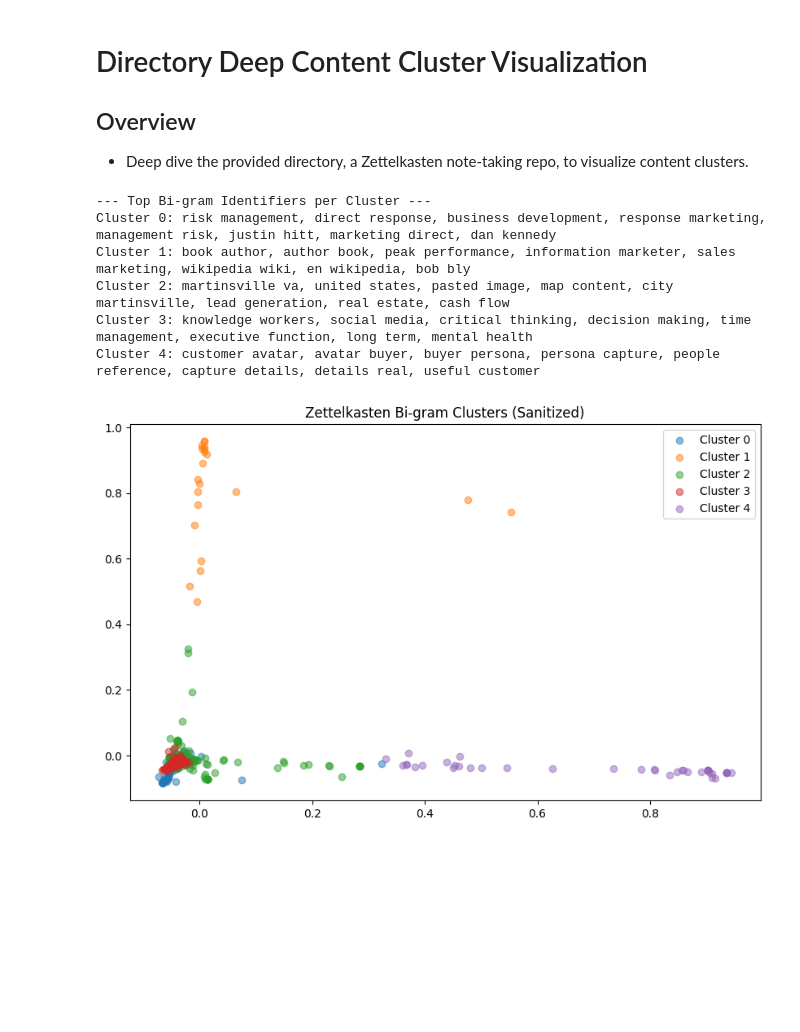
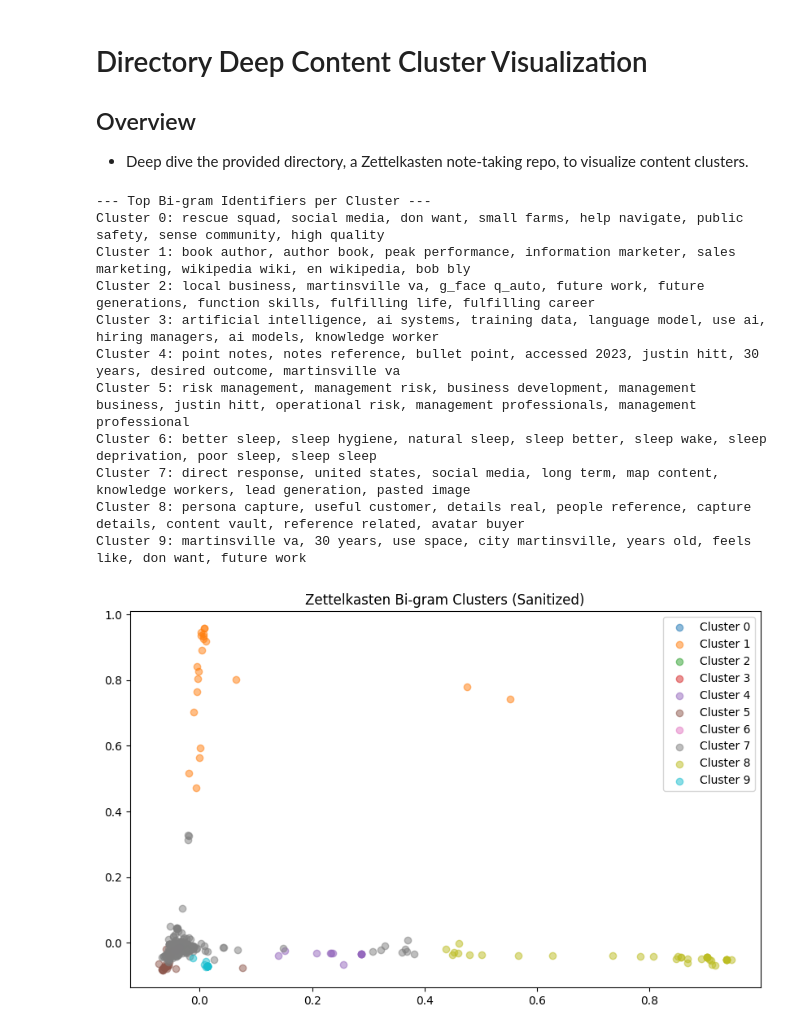
Before and after one commit to jwhco/scripts, a Jupyter notebook: MarkdownTools/visualize-content-clusters.ipynb, the cells around one changed output. Saved outputs shown, nothing was run; the diff lists cells and outputs as text; code cells hidden in the pictures; blank space fills up the shorter version.

```diff
--- a/MarkdownTools/visualize-content-clusters.ipynb
+++ b/MarkdownTools/visualize-content-clusters.ipynb
@@ -19,7 +19,7 @@ from sklearn.decomposition import PCA
 # --- Configuration ---
 # ZETTEL_ROOT = "/home/hittjw/Documents/GitHub/obsidian/Zettelkasten" # Ubuntu
 ZETTEL_ROOT = "/workspace/obsidian/Zettelkasten" # K8S
-N_CLUSTERS = 5
+N_CLUSTERS = 10
 TAG_WEIGHT = 5
 
 def clean_headers(text):
@@ -39,6 +39,12 @@ def split_camel_case(text):
     """Splits #CamelCase into 'Camel Case'."""
     return re.sub(r'([a-z])([A-Z])', r'\1 \2', text)
 
+def is_date_pattern(text):
+    """Check if text is a date pattern like YYYY-MM-DD or YYYYMMDD."""
+    text_str = str(text).strip()
+    # Match YYYY-MM-DD, YYYY-MM, or YYYYMMDD patterns
+    return bool(re.match(r'^\d{4}(-\d{2}(-\d{2})?)?$|^\d{8}', text_str))
+
 def extract_note_data(filepath):
     try:
         with open(filepath, 'r', encoding='utf-8') as f:
@@ -47,7 +53,7 @@ def extract_note_data(filepath):
         sys.stderr.write(f"read_error: {filepath} - {e}\n")
         return None, None
 
-    # 1. YAML Tags with NoneType protection
+    # 1. YAML Tags with NoneType protection - Ignore tags with date patterns
     yaml_tags = []
     yaml_match = re.search(r'^---\s*\n(.*?)\n---\s*\n', content, re.DOTALL)
     if yaml_match:
@@ -56,20 +62,24 @@ def extract_note_data(filepath):
             if meta and 'tags' in meta:
                 raw_tags = meta['tags']
                 if isinstance(raw_tags, list):
-                    # Filter out None values from empty list entries
-                    yaml_tags = [str(t) for t in raw_tags if t is not None]
+                    # Filter out None values and date patterns
+                    yaml_tags = [str(t) for t in raw_tags if t is not None and not is_date_pattern(t)]
                 elif raw_tags is not None:
-                    yaml_tags = [str(raw_tags)]
+                    if not is_date_pattern(raw_tags):
+                        yaml_tags = [str(raw_tags)]
         except yaml.YAMLError:
             pass
 
-    # 2. Hashtags - Extracted and Split
+    # 2. Hashtags - Extracted and Split (Ignore hashtags with date patterns)
     hashtag_raw = re.findall(r'#([A-Z][a-z]+(?:[A-Z][a-z]+)+)', content)
+    hashtag_raw = [ht for ht in hashtag_raw if not is_date_pattern(ht)]
     hashtag_split = [split_camel_case(ht) for ht in hashtag_raw]
 
-    # 3. Clean Body (Strip front matter, then filter headers)
+    # 3. Clean Body (Strip front matter, then filter headers, then remove date patterns)
     body = re.sub(r'^---\s*\n(.*?)\n---\s*\n', '', content, flags=re.DOTALL)
     body = clean_headers(body)
+    # Remove date patterns before tokenizing
+    body = re.sub(r'\d{4}-\d{2}-\d{2}|\d{4}-\d{2}|\d{8}', '', body)
 
     # Safely join strings
     meta_str = (" ".join(yaml_tags) + " " + " ".join(hashtag_split) + " ") * TAG_WEIGHT
@@ -108,35 +118,40 @@ X = vectorizer.fit_transform(df['text'])
 model = KMeans(n_clusters=N_CLUSTERS, random_state=42, n_init=10)
 df['cluster'] = model.fit_predict(X)
 
 # --- PCA ---
 pca = PCA(n_components=2)
 coords = pca.fit_transform(X.toarray())
 df['x'], df['y'] = coords[:, 0], coords[:, 1]
 
 # --- Identification ---
 print("\n--- Top Bi-gram Identifiers per Cluster ---")
 terms = vectorizer.get_feature_names_out()
 centroids = model.cluster_centers_.argsort()[:, ::-1]
 
 for i in range(N_CLUSTERS):
     top_terms = [terms[ind] for ind in centroids[i, :8]]
     print(f"Cluster {i}: {', '.join(top_terms)}")
 
 
 # --- Visualization ---
 plt.figure(figsize=(10, 6))
 for i in range(N_CLUSTERS):
     slice_df = df[df['cluster'] == i]
     plt.scatter(slice_df['x'], slice_df['y'], label=f"Cluster {i}", alpha=0.5)
 
 plt.title("Zettelkasten Bi-gram Clusters (Sanitized)")
 plt.legend()
 plt.show()
 # %% [output]
 --- Top Bi-gram Identifiers per Cluster ---
-Cluster 0: risk management, direct response, business development, response marketing, management risk, justin hitt, marketing direct, dan kennedy
+Cluster 0: rescue squad, social media, don want, small farms, help navigate, public safety, sense community, high quality
 Cluster 1: book author, author book, peak performance, information marketer, sales marketing, wikipedia wiki, en wikipedia, bob bly
-Cluster 2: martinsville va, united states, pasted image, map content, city martinsville, lead generation, real estate, cash flow
-Cluster 3: knowledge workers, social media, critical thinking, decision making, time management, executive function, long term, mental health
-Cluster 4: customer avatar, avatar buyer, buyer persona, persona capture, people reference, capture details, details real, useful customer
+Cluster 2: local business, martinsville va, g_face q_auto, future work, future generations, function skills, fulfilling life, fulfilling career
+Cluster 3: artificial intelligence, ai systems, training data, language model, use ai, hiring managers, ai models, knowledge worker
+Cluster 4: point notes, notes reference, bullet point, accessed 2023, justin hitt, 30 years, desired outcome, martinsville va
+Cluster 5: risk management, management risk, business development, management business, justin hitt, operational risk, management professionals, management professional
+Cluster 6: better sleep, sleep hygiene, natural sleep, sleep better, sleep wake, sleep deprivation, poor sleep, sleep sleep
+Cluster 7: direct response, united states, social media, long term, map content, knowledge workers, lead generation, pasted image
+Cluster 8: persona capture, useful customer, details real, people reference, capture details, content vault, reference related, avatar buyer
+Cluster 9: martinsville va, 30 years, use space, city martinsville, years old, feels like, don want, future work
-[figure, old version]
+[figure, new version]
```
